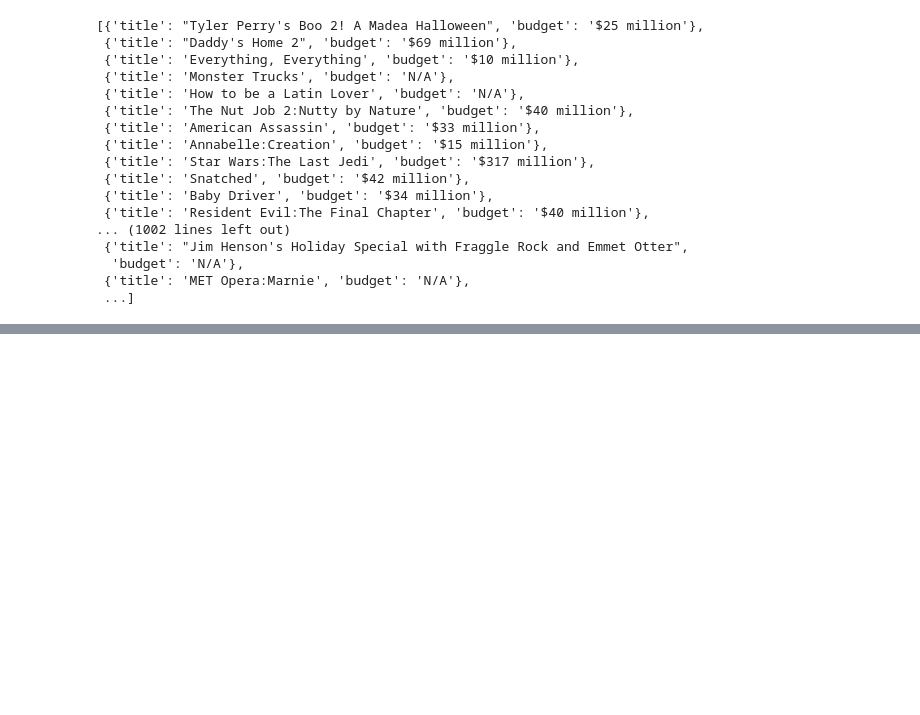
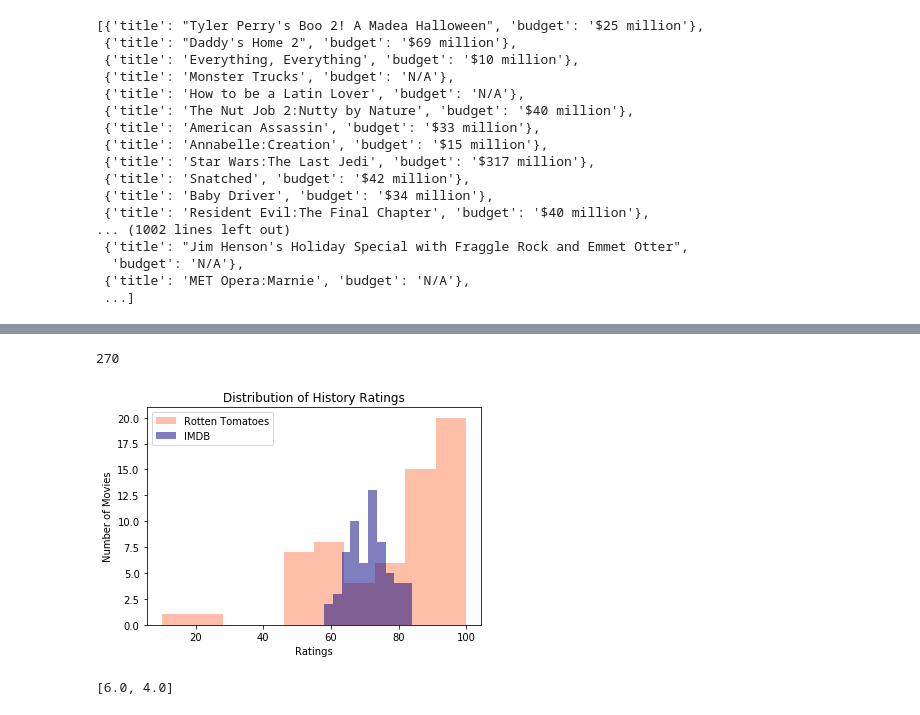
Before and after one commit to h-parker/movie-buzz, a Jupyter notebook: box-office-mojo-scraping-hp.ipynb, the cells around one changed output, grey strips where cells are left out. Saved outputs shown, nothing was run; the diff lists cells and outputs as text; code cells hidden in the pictures; blank space fills up the shorter version.

```diff
--- a/box-office-mojo-scraping-hp.ipynb
+++ b/box-office-mojo-scraping-hp.ipynb
@@ -268,0 +400,45 @@ data
+# %%
+# connect to AWS
+import mysql.connector
+import config
+
+cnx = mysql.connector.connect(
+        host = config.host,
+        user = config.user,
+        passwd = config.password)
+
+# Establish cursor
+cursor = cnx.cursor()
+cursor.execute("""SELECT RT_rating, IMDB_rating, omdb_title
+                    FROM Mod_1_Project.main_movie_table
+                    JOIN Mod_1_Project.movies_genres USING(movie_id)
+                    JOIN Mod_1_Project.genres USING(genre_id)
+                    WHERE genre = 'Comedy' and RT_rating > 0
+                        and IMDB_rating > 0""")
+results = cursor.fetchall()
+cursor.close()
+cnx.close()
+# %%
+len(results)
+# %% [output]
+270
+# %%
+rt_results = [x[0] for x in results]
+imdb_results = [x[1]*10 for x in results]
+# %%
+fig, ax = plt.subplots()
+
+ax.hist(rt_results, alpha=0.5, label='Rotten Tomatoes', color = 'coral')
+ax.hist(imdb_results, alpha=0.5, label='IMDB', color = 'navy')
+ax.set_xlabel("Ratings")
+ax.set_ylabel("Number of Movies")
+ax.set_title("Distribution of History Ratings")
+ax.legend()
+plt.savefig("docRatingHistory", dpi=500)
+figsize = plt.rcParams['figure.figsize']
+# %% [output]
+[figure, added]
+# %%
+figsize
+# %% [output]
+[6.0, 4.0]
```
Also changed, not shown: parts of 25 cells of this notebook, 7 other files.
